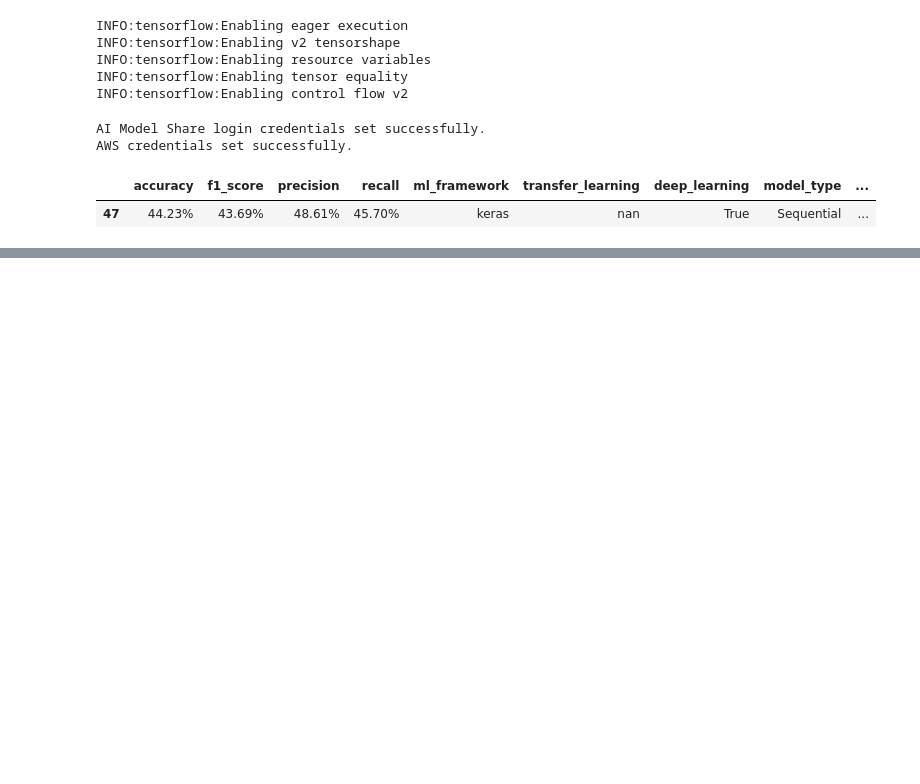
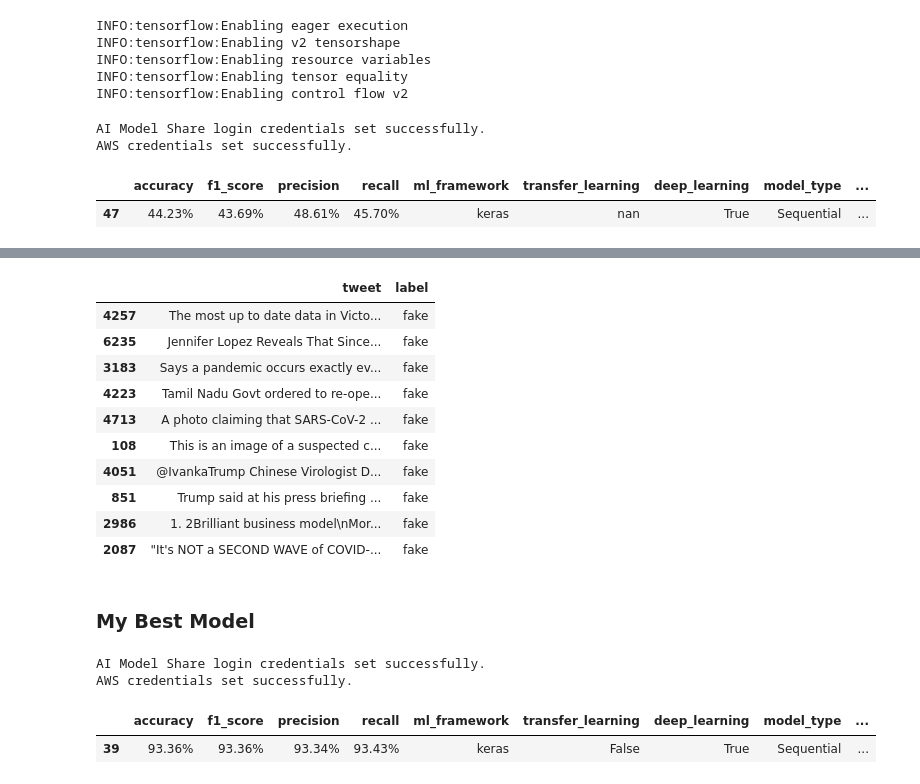
Before and after one commit to elliotttrio/advml, a Jupyter notebook: Portfolio Notebook.ipynb, the cells around one changed output, grey strips where cells are left out. Drawn from its saved outputs; the diff is of its cells as text; code cells hidden in the pictures; blank space fills up the shorter version.

```diff
--- a/Portfolio Notebook.ipynb
+++ b/Portfolio Notebook.ipynb
@@ -110,0 +179,30 @@ For the next project, I examined x-ray images of patients with and without Covid
+# %%
+trainingdata[trainingdata.label == 'fake'].sample(n=10)
+# %% [output]
+|  | tweet | label |
+| 4257 | The most up to date data in Victo... | fake |
+| 6235 | Jennifer Lopez Reveals That Since... | fake |
+| 3183 | Says a pandemic occurs exactly ev... | fake |
+| 4223 | Tamil Nadu Govt ordered to re-ope... | fake |
+| 4713 | A photo claiming that SARS-CoV-2 ... | fake |
+| 108 | This is an image of a suspected c... | fake |
+| 4051 | @IvankaTrump Chinese Virologist D... | fake |
+| 851 | Trump said at his press briefing ... | fake |
+| 2986 | 1. 2Brilliant business model\nMor... | fake |
+| 2087 | "It's NOT a SECOND WAVE of COVID-... | fake |
+# %% [markdown]
+### My Best Model
+# %%
+tweets_apiurl = "https://wvr23l2z9i.execute-api.us-east-1.amazonaws.com/prod/m"
+
+set_credentials(apiurl= tweets_apiurl,credential_file="credentials_updated.txt", type="submit_model", manual=False)
+# %% [output]
+AI Model Share login credentials set successfully.
+AWS credentials set successfully.
+# %%
+data=ai.get_leaderboard(tweets_apiurl, verbose=3)
+data = data[data.username == 'eat2153']
+ai.leaderboard.stylize_leaderboard(data.head(1))
+# %% [output]
+|  | accuracy | f1_score | precision | recall | ml_framework | transfer_learning | deep_learning | model_type | ... |
+| 39 | 93.36% | 93.36% | 93.34% | 93.43% | keras | False | True | Sequential | ... |
```
Also changed, not shown: parts of 14 cells of this notebook, 1 other file.
